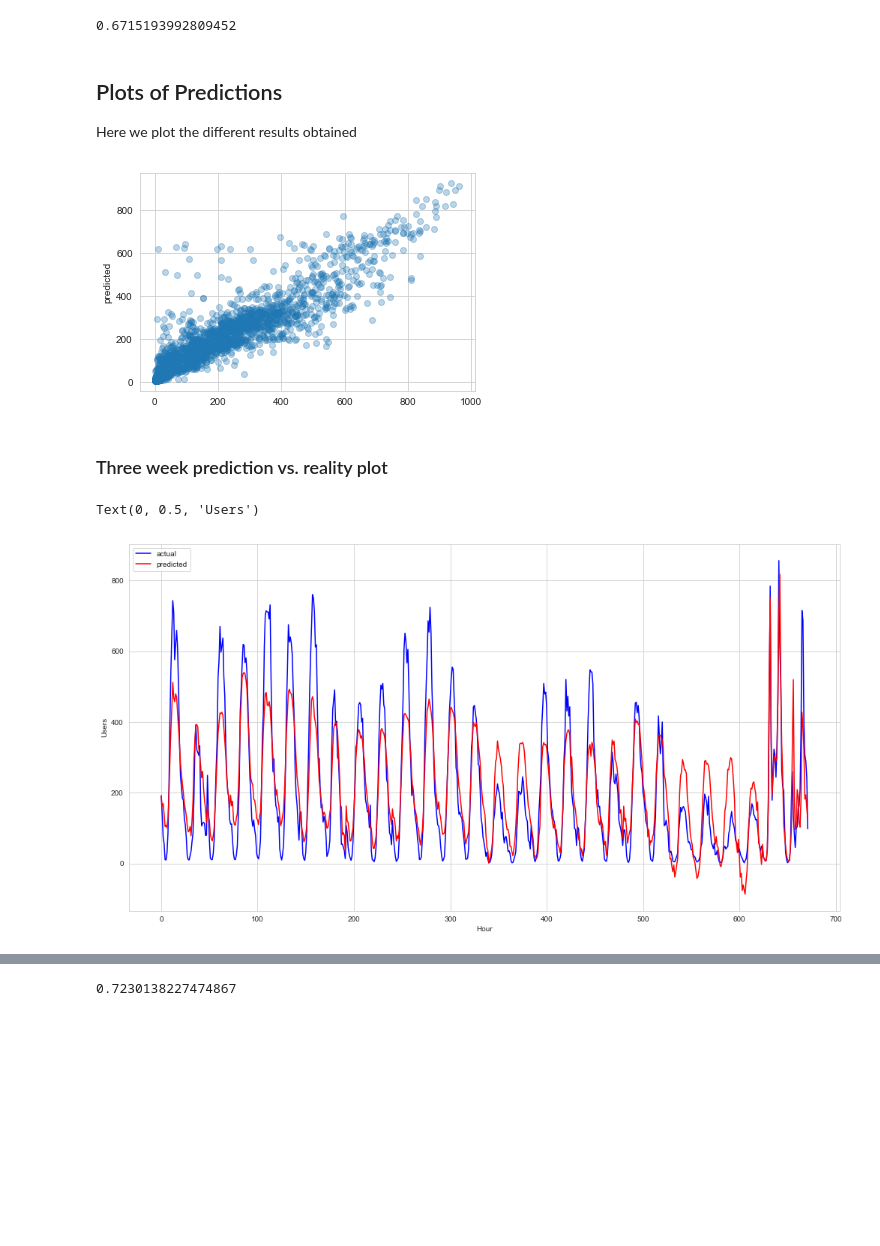
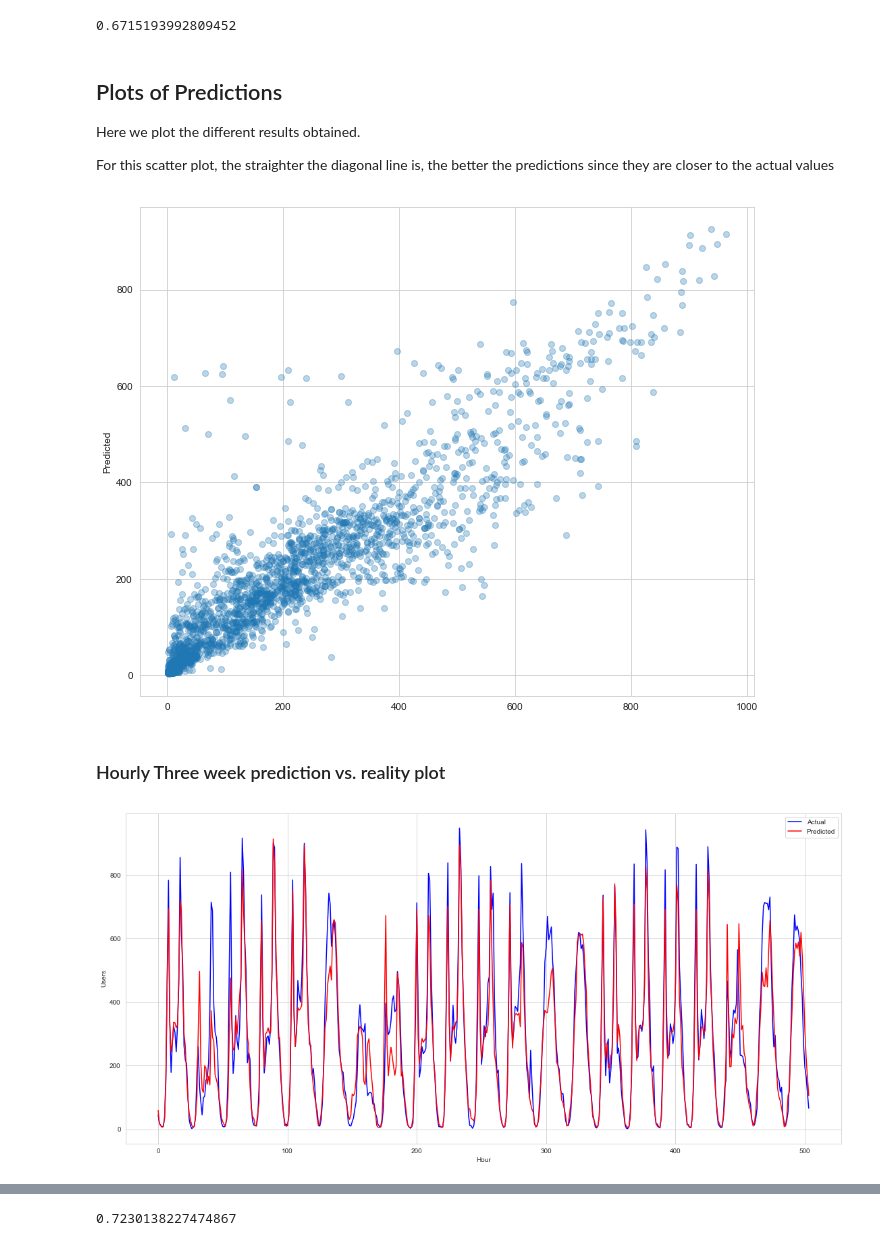
Before and after one commit to akoury/ml-helper, a Jupyter notebook: Regression.ipynb, the cells around one changed output, grey strips where cells are left out. Saved outputs shown, nothing was run; the diff lists cells and outputs as text; code cells hidden in the pictures; blank space fills up the shorter version.

Commit message:
Added Plots for Predictions

```diff
--- a/Regression.ipynb
+++ b/Regression.ipynb
@@ -652,24 +652,17 @@ score
 # %% [markdown]
 ## Plots of Predictions
 
-Here we plot the different results obtained
+Here we plot the different results obtained.
+
+For this scatter plot, the straighter the diagonal line is, the better the predictions since they are closer to the actual values
-# %%
-plt.scatter(f_y, f_predictions, alpha=0.3)
-plt.ylabel('predicted')
-plt.show()
-# %% [output]
-[figure, removed]
+# %%
+hp.scatter_predict(f_y, f_predictions)
+# %% [output]
+[figure, added]
 # %% [markdown]
-### Three week prediction vs. reality plot
+### Hourly Three week prediction vs. reality plot
-# %%
-holdout_final_plots['predictions'] = f_predictions
-plt.figure(figsize=(17, 9))
-ax = sns.lineplot(data = y[0:672], color='blue', label = 'actual')
-ax = sns.lineplot(data = predictions[0:672], color='red', label = 'predicted')
-
-plt.xlabel('Hour')
-plt.ylabel('Users')
-# %% [output]
-Text(0, 0.5, 'Users')
-[figure, removed]
+# %%
+hp.plot_predict(f_y, f_predictions, subset = (3*7*24), x_label = 'Hour', y_label = 'Users')
+# %% [output]
+[figure, added]
 # %% [markdown]
```
Also changed, not shown: parts of 7 cells of this notebook, 2 other files.
